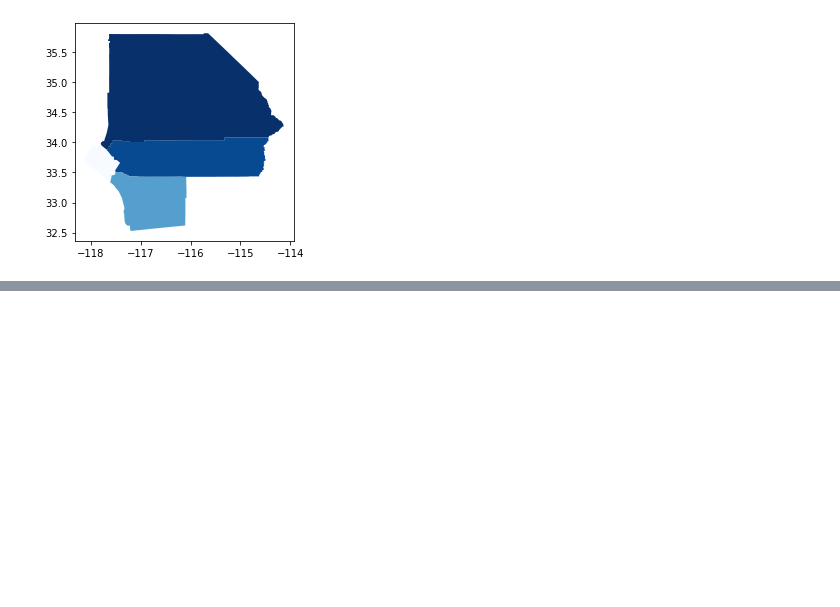
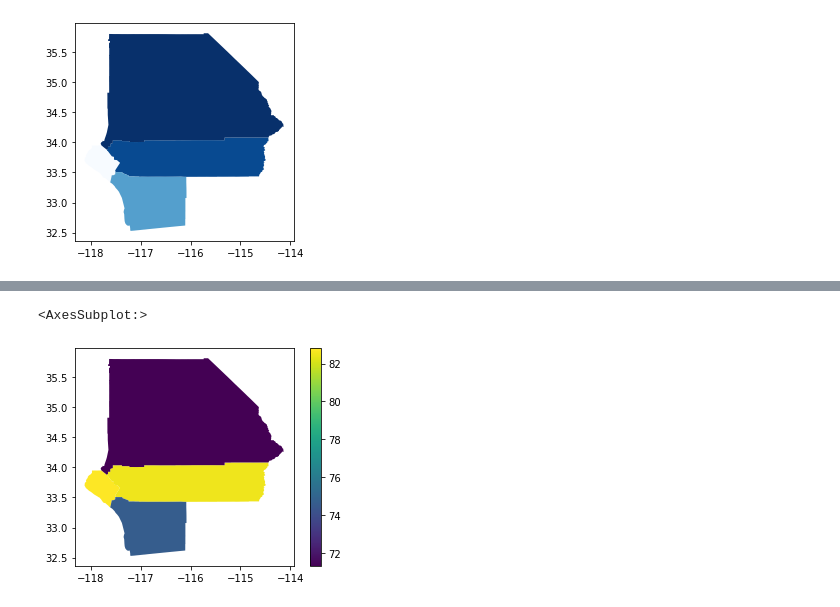
Before and after one commit to nnasr001/PBPL280S21Project1, a Jupyter notebook: attendance_data.ipynb, the cells around one changed output, grey strips where cells are left out. Saved outputs shown, nothing was run; the diff lists cells and outputs as text; code cells hidden in the pictures; blank space fills up the shorter version.

```diff
--- a/attendance_data.ipynb
+++ b/attendance_data.ipynb
@@ -373,0 +390,5 @@ counties.plot("absentrate",cmap="Blues")
+# %%
+counties.plot(column='Regular HS Diploma Graduates (Rate)', legend=True)
+# %% [output]
+<AxesSubplot:>
+[figure, added]
```
Also changed, not shown: parts of 15 cells of this notebook.
